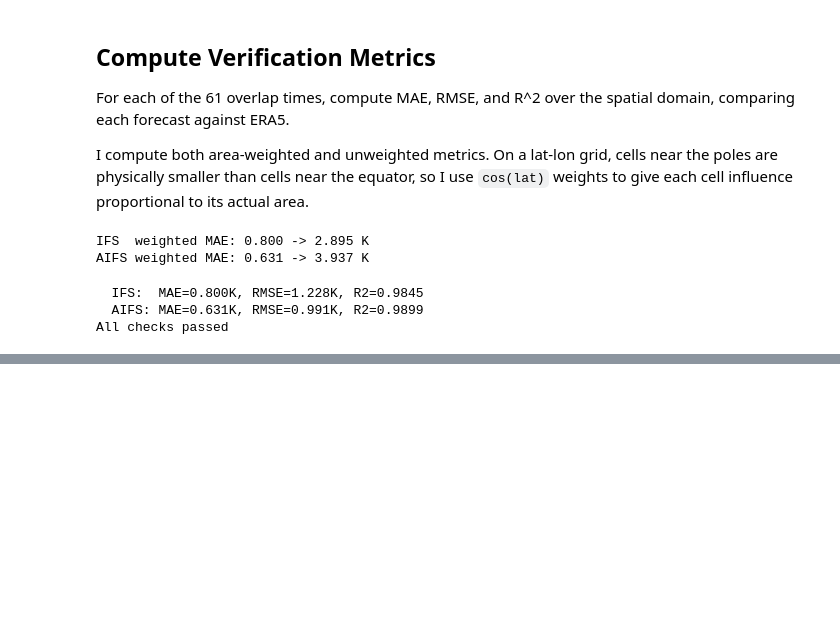
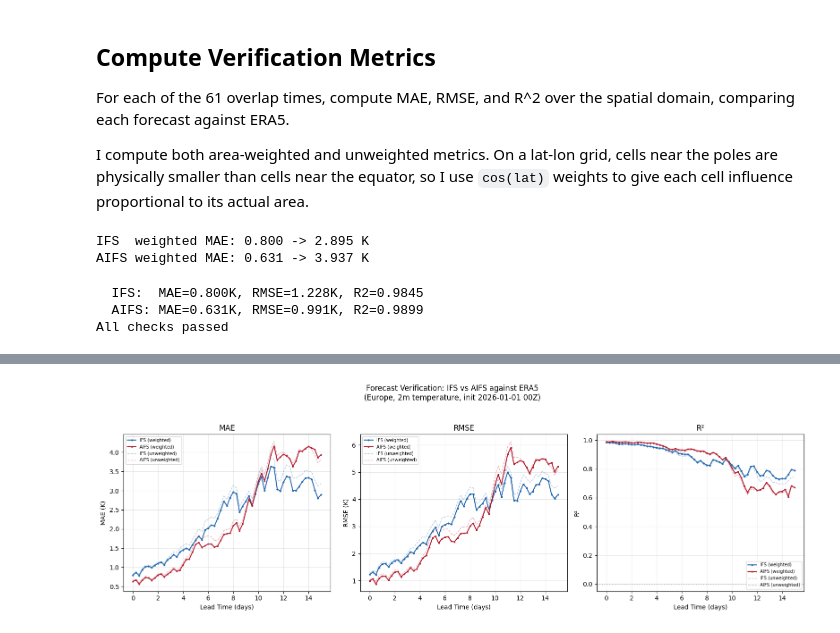
Before and after one commit to leakyhose/sorano-assignment-1, a Jupyter notebook: main.ipynb, the cells around one changed output, grey strips where cells are left out. Drawn from its saved outputs; the diff is of its cells as text; code cells hidden in the pictures; blank space fills up the shorter version.

Commit message:
plot results and write interpretation

```diff
--- a/main.ipynb
+++ b/main.ipynb
@@ -206,0 +211,46 @@ All checks passed
+# %%
+import matplotlib.pyplot as plt
+
+fig, axes = plt.subplots(1, 3, figsize=(16, 5))
+ifs_c, aifs_c = "#2166ac", "#b2182b"
+
+panels = [
+    ("MAE",  "MAE (K)", ifs_mae_w, aifs_mae_w, ifs_mae_u, aifs_mae_u, False),
+    ("RMSE", "RMSE (K)", ifs_rmse_w, aifs_rmse_w, ifs_rmse_u, aifs_rmse_u, False),
+    ("R²",   "R²",      ifs_r2_w,  aifs_r2_w,  ifs_r2_u,  aifs_r2_u,  True),
+]
+
+for ax, (title, ylabel, iw, aw, iu, au, show_zero) in zip(axes, panels):
+    ax.plot(lead_days, iw, "-o", color=ifs_c,  ms=2, lw=1.5,
+            label="IFS (weighted)")
+    ax.plot(lead_days, aw, "-s", color=aifs_c, ms=2, lw=1.5,
+            label="AIFS (weighted)")
+    ax.plot(lead_days, iu, "--", color=ifs_c,  alpha=0.35, lw=1, label="IFS (unweighted)")
+    ax.plot(lead_days, au, "--", color=aifs_c, alpha=0.35, lw=1, label="AIFS (unweighted)")
+
+    if show_zero:
+        ax.axhline(0, color="gray", ls=":", alpha=0.5)
+
+    ax.set_xlabel("Lead Time (days)")
+    ax.set_ylabel(ylabel)
+    ax.set_title(title)
+
+    # R² legend in bottom-right since values decrease and others use default
+    if title == "R²":
+        ax.legend(fontsize=7, loc="lower right")
+    else:
+        ax.legend(fontsize=7)
+
+    ax.grid(True, alpha=0.3)
+
+fig.suptitle(
+    "Forecast Verification: IFS vs AIFS against ERA5\n"
+    "(Europe, 2m temperature, init 2026-01-01 00Z)",
+    fontsize=12, y=1.04,
+)
+plt.tight_layout()
+plt.savefig("results.png", dpi=150, bbox_inches="tight")
+plt.savefig("results.pdf", bbox_inches="tight")
+plt.show()
+# %% [output]
+[figure, added]
```
Also changed, not shown: parts of 2 cells of this notebook, 2 other files.
